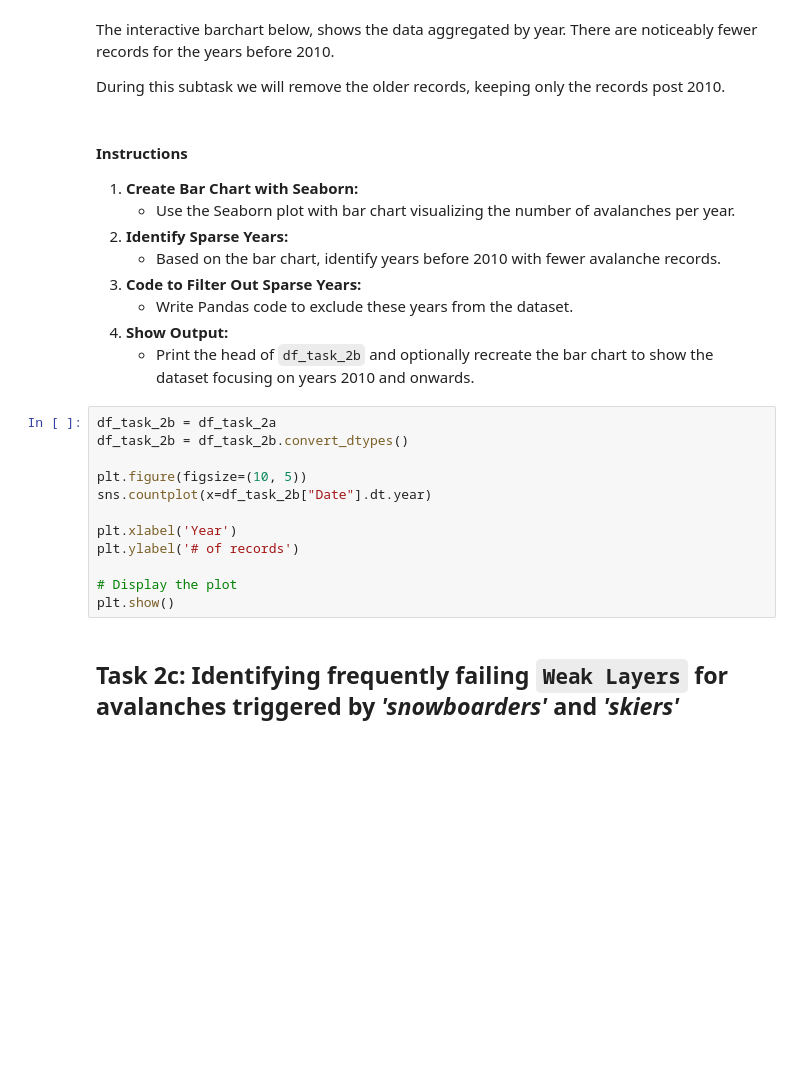
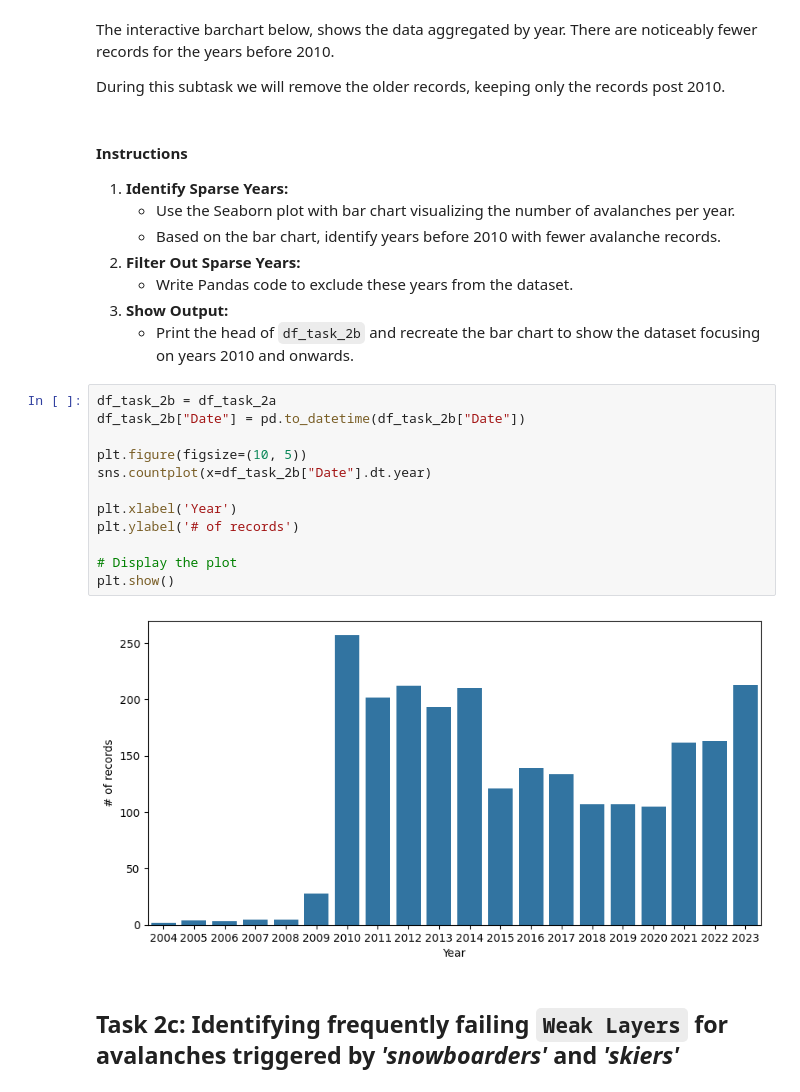
Before and after one commit to visdesignlab/persist_examples, a Jupyter notebook: Study Data I - Avalanches in Utah/PANDAS_avalanche_tasks.ipynb, the cells around one changed output. Saved outputs shown, nothing was run; the diff lists cells and outputs as text; blank space fills up the shorter version.

```diff
--- a/Study Data I - Avalanches in Utah/PANDAS_avalanche_tasks.ipynb
+++ b/Study Data I - Avalanches in Utah/PANDAS_avalanche_tasks.ipynb
@@ -171,26 +140,27 @@ The interactive barchart below, shows the data aggregated by year. There are not
 During this subtask we will remove the older records, keeping only the records post 2010.
 # %% [markdown]
 #### **Instructions**
-1. **Create Bar Chart with Seaborn:**
+1. **Identify Sparse Years:**
     - Use the Seaborn plot with bar chart visualizing the number of avalanches per year.
-2. **Identify Sparse Years:**
     - Based on the bar chart, identify years before 2010 with fewer avalanche records.
-3. **Code to Filter Out Sparse Years:**
+2. **Filter Out Sparse Years:**
     - Write Pandas code to exclude these years from the dataset.
-4. **Show Output:**
-    - Print the head of `df_task_2b` and optionally recreate the bar chart to show the dataset focusing on years 2010 and onwards.
+3. **Show Output:**
+    - Print the head of `df_task_2b` and recreate the bar chart to show the dataset focusing on years 2010 and onwards.
 # %%
 df_task_2b = df_task_2a
-df_task_2b = df_task_2b.convert_dtypes()
+df_task_2b["Date"] = pd.to_datetime(df_task_2b["Date"])
 
 plt.figure(figsize=(10, 5))
 sns.countplot(x=df_task_2b["Date"].dt.year)
 
 plt.xlabel('Year')
 plt.ylabel('# of records')
 
 # Display the plot
 plt.show()
+# %% [output]
+[figure, added]
 # %% [markdown]
 ## **Task 2c: Identifying frequently failing `Weak Layers` for avalanches triggered by _'snowboarders'_ and _'skiers'_**
 # %% [markdown]
```
Also changed, not shown: parts of 18 cells of this notebook, 1 other file.
